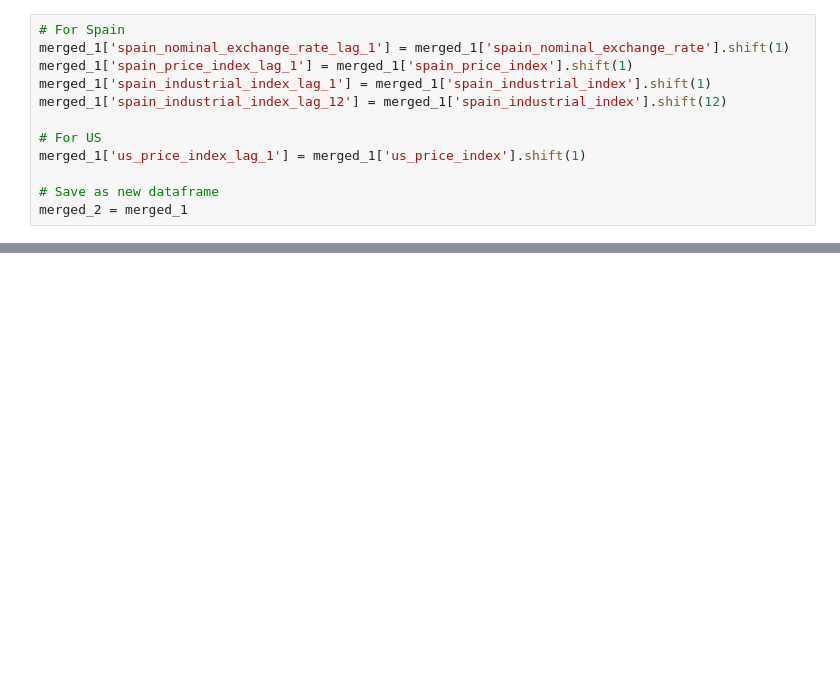
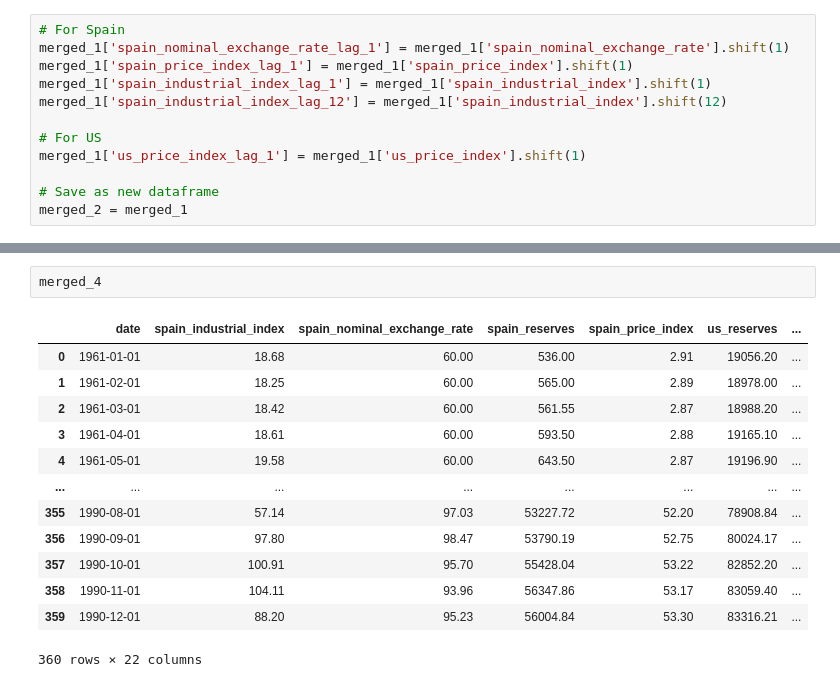
Before and after one commit to ruikai30/ec1b1_group_10, a Jupyter notebook: notebook.ipynb, the cells around one changed output, grey strips where cells are left out. Cells and saved outputs as stored; diff of their text form; blank space fills up the shorter version.

```diff
--- a/notebook.ipynb
+++ b/notebook.ipynb
@@ -166,0 +179,16 @@ merged_4.head()
+# %%
+merged_4
+# %% [output]
+|  | date | spain_industrial_index | spain_nominal_exchange_rate | spain_reserves | spain_price_index | us_reserves | ... |
+| 0 | 1961-01-01 | 18.68 | 60.00 | 536.00 | 2.91 | 19056.20 | ... |
+| 1 | 1961-02-01 | 18.25 | 60.00 | 565.00 | 2.89 | 18978.00 | ... |
+| 2 | 1961-03-01 | 18.42 | 60.00 | 561.55 | 2.87 | 18988.20 | ... |
+| 3 | 1961-04-01 | 18.61 | 60.00 | 593.50 | 2.88 | 19165.10 | ... |
+| 4 | 1961-05-01 | 19.58 | 60.00 | 643.50 | 2.87 | 19196.90 | ... |
+| ... | ... | ... | ... | ... | ... | ... | ... |
+| 355 | 1990-08-01 | 57.14 | 97.03 | 53227.72 | 52.20 | 78908.84 | ... |
+| 356 | 1990-09-01 | 97.80 | 98.47 | 53790.19 | 52.75 | 80024.17 | ... |
+| 357 | 1990-10-01 | 100.91 | 95.70 | 55428.04 | 53.22 | 82852.20 | ... |
+| 358 | 1990-11-01 | 104.11 | 93.96 | 56347.86 | 53.17 | 83059.40 | ... |
+| 359 | 1990-12-01 | 88.20 | 95.23 | 56004.84 | 53.30 | 83316.21 | ... |
+360 rows × 22 columns
```
Also changed, not shown: parts of 3 cells of this notebook.
